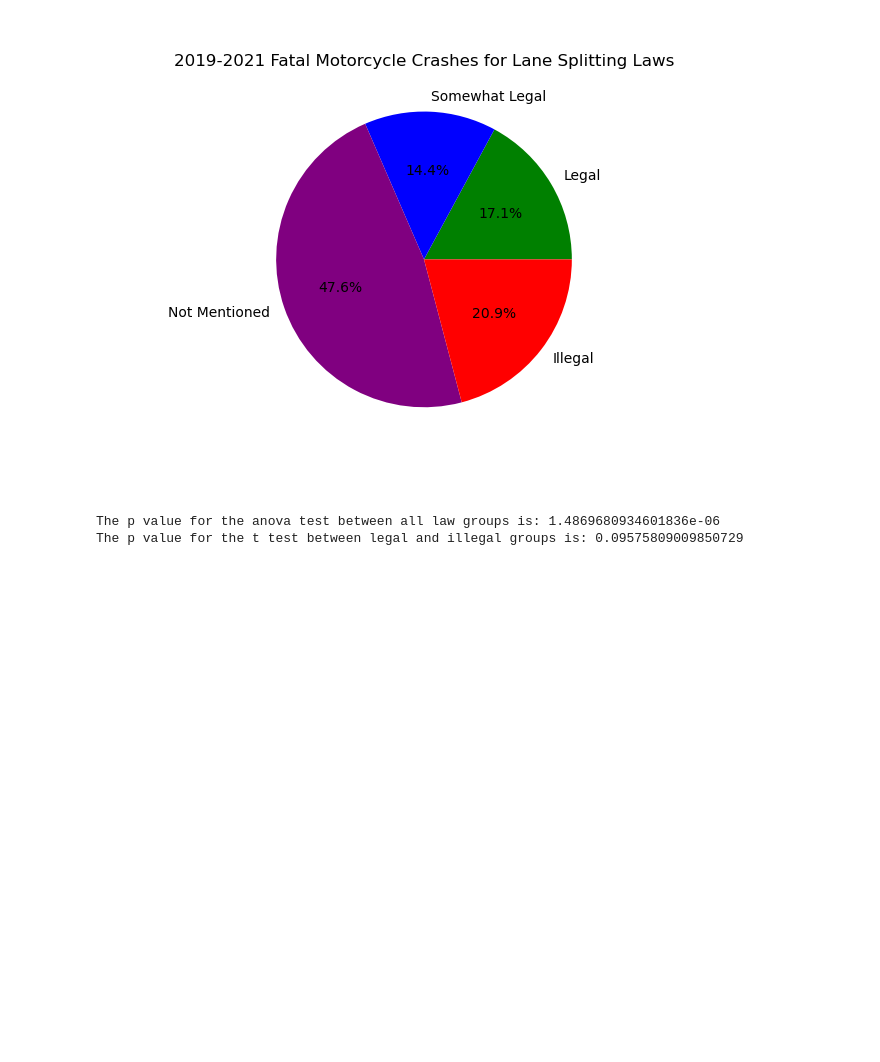
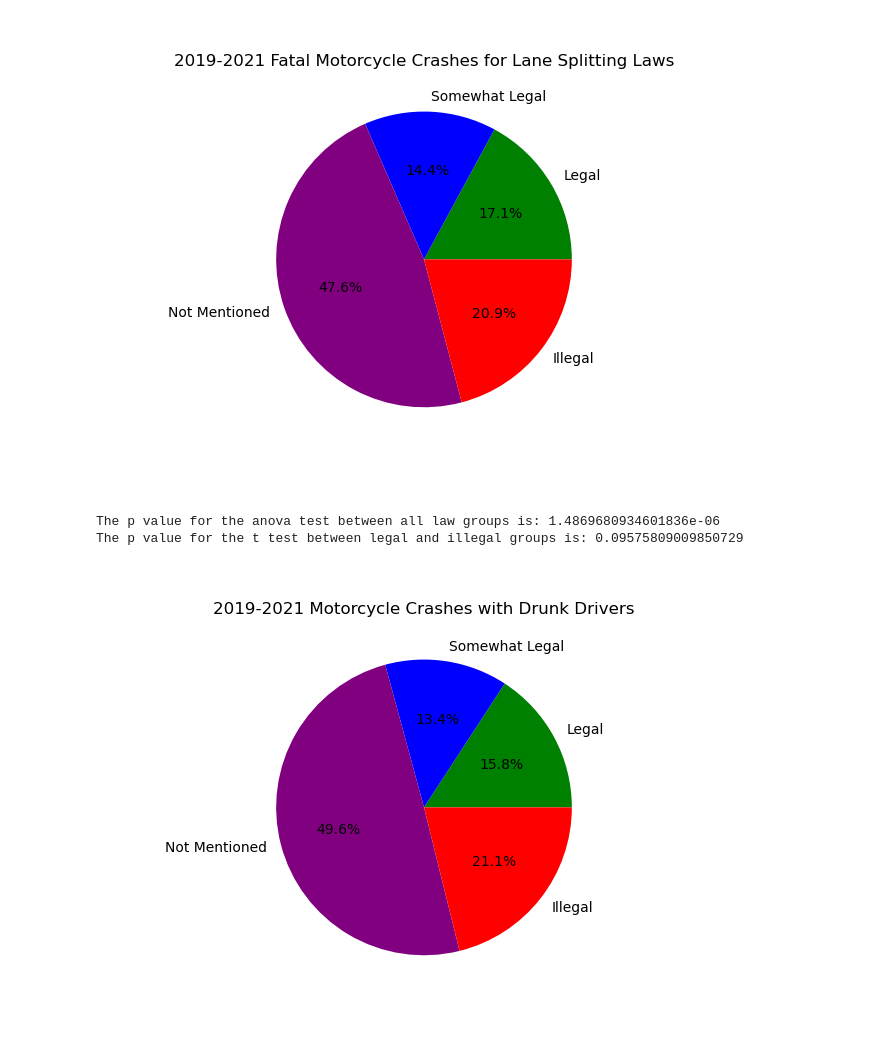
Before and after one commit to CalvinPedigo/Data-Analyst-Project-1, a Jupyter notebook: Notebook_structor.ipynb, the cells around one changed output. Saved outputs shown, nothing was run; the diff lists cells and outputs as text; code cells hidden in the pictures; blank space fills up the shorter version.

```diff
--- a/Notebook_structor.ipynb
+++ b/Notebook_structor.ipynb
@@ -429,6 +428,60 @@ print(f"The p value for the t test between legal and illegal groups is: {legal_v
 # %% [output]
 The p value for the anova test between all law groups is: 1.4869680934601836e-06
 The p value for the t test between legal and illegal groups is: 0.09575809009850729
+# %%
+# Pie chart for drunk driving
+
+df_list = [vehicle2019_df, vehicle2020_df, vehicle2021_df]
+
+filtered_df_list=[]
+
+for df in df_list:
+
+    cleaned_df = df[['STATE','BODY_TYP','MONTH','DR_DRINK','OWNER',]]
+    motorcycle_df = cleaned_df.loc[cleaned_df['BODY_TYP'].between(80, 87)]
+    summer_df = motorcycle_df.loc[(motorcycle_df['MONTH'] >= 4) & (motorcycle_df['MONTH'] <= 8)]
+    final_filter_df = summer_df.loc[(summer_df['OWNER'] != 0) & (summer_df['DR_DRINK'] == 1)]
+
+    filtered_df_list.append(final_filter_df)
+
+
+legal_group = []
+somewhat_legal_group = []
+not_mentioned_group = []
+illegal_group = []
+
+
+for df in filtered_df_list:
+    legal_df = df.loc[(df['STATE']== 6)]
+
+    somewhat_legal_df = df.loc[df['STATE'].isin([15,49])]
+
+    not_mentioned_df = df.loc[df['STATE'].isin([30,35,48,40,29,5,28,20,39,54,37,34])]
+
+    illegal_df = df.loc[~df['STATE'].isin([6,15,49,30,35,48,40,29,5,28,20,39,54,37,34,43,52])]
+
+    legal_group.append(legal_df)
+    somewhat_legal_group.append(somewhat_legal_df)
+    not_mentioned_group.append(not_mentioned_df)
+    illegal_group.append(illegal_df)
+
+
+
+total_legal_drunk = (sum(len(df) for df in legal_group)/ legal_reg_total)
+total_somewhat_legal_drunk = (sum(len(df) for df in somewhat_legal_group) / somewhat_legal_reg_total)
+total_not_mentioned_drunk = (sum(len(df) for df in not_mentioned_group) / not_mentioned_reg_total)
+total_illegal_drunk = (sum(len(df) for df in illegal_group) / illegal_reg_total)
+
+
+drunk_groups = [total_legal_drunk, total_somewhat_legal_drunk, total_not_mentioned_drunk, total_illegal_drunk]
+colors = ["green", "blue","purple","red"]
+
+fig, ax = plt.subplots()
+ax.pie(drunk_groups, labels=laws, colors = colors, autopct='%1.1f%%')
+ax.set_title("2019-2021 Motorcycle Crashes with Drunk Drivers")
+plt.show()
+# %% [output]
+[figure, added]
 # %%
 # Motorcycle  laws affects injuries (Rachael)
 # %%
```
Also changed, not shown: parts of 2 cells of this notebook.
